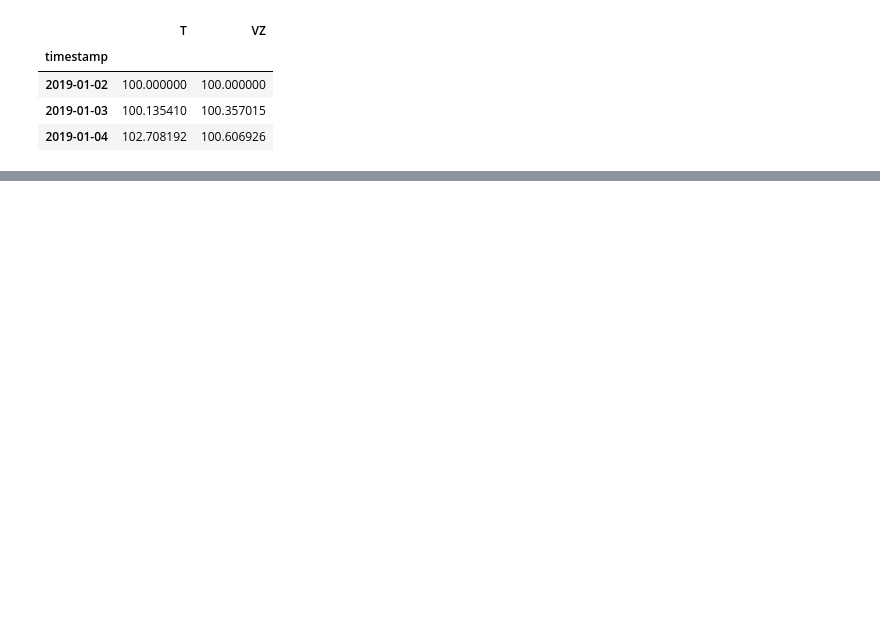
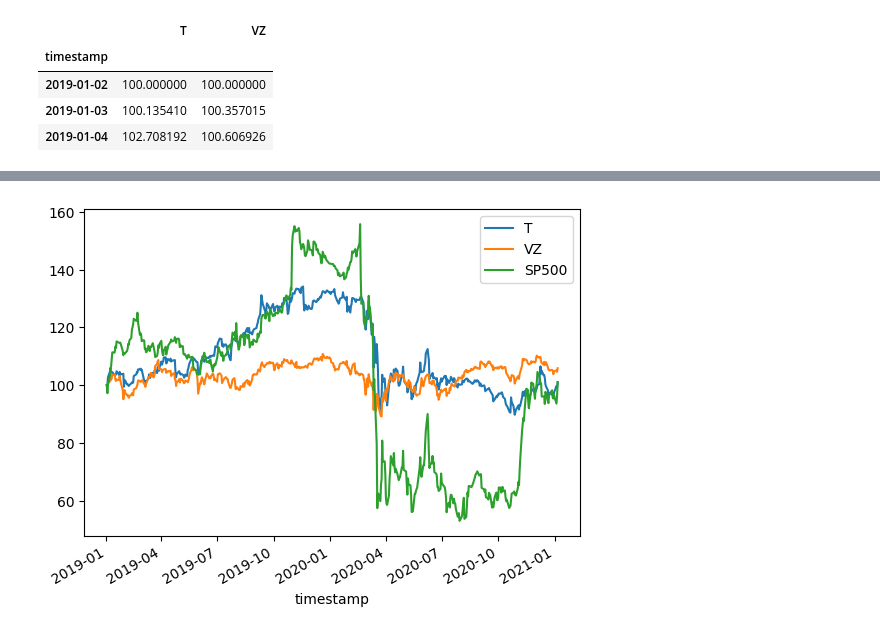
Before and after one commit to pallabee/Time-Series-for-Stock-Price-Prediction, a Jupyter notebook: data preparation/data_extraction.ipynb, the cells around one changed output, grey strips where cells are left out. Cells and saved outputs as stored; diff of their text form; code cells hidden in the pictures; blank space fills up the shorter version.

Commit message:
code for comparison with benchmark

```diff
--- a/data preparation/data_extraction.ipynb
+++ b/data preparation/data_extraction.ipynb
@@ -53,0 +119,4 @@ normalized.plot();
+# %%
+benchmark = df_sp500.sort_index().loc['2019-01-01':'2021-01-06']['close'].rename('SP500')
+# %%
+dataset = pd.concat([dataset,benchmark],axis = 1)
@@ -53,0 +136,3 @@ normalized.plot();
+# %%
+# Normalize data for comparison of stock growth rates
+normalized_bench = dataset.div(dataset.iloc[0]).mul(100)
@@ -53,0 +147,5 @@ normalized.plot();
+# %%
+# Visualization of stock performances relative to a benchmark (SP500)
+normalized_bench.plot();
+# %% [output]
+[figure, added]
```
Also changed, not shown: parts of 23 cells of this notebook.
